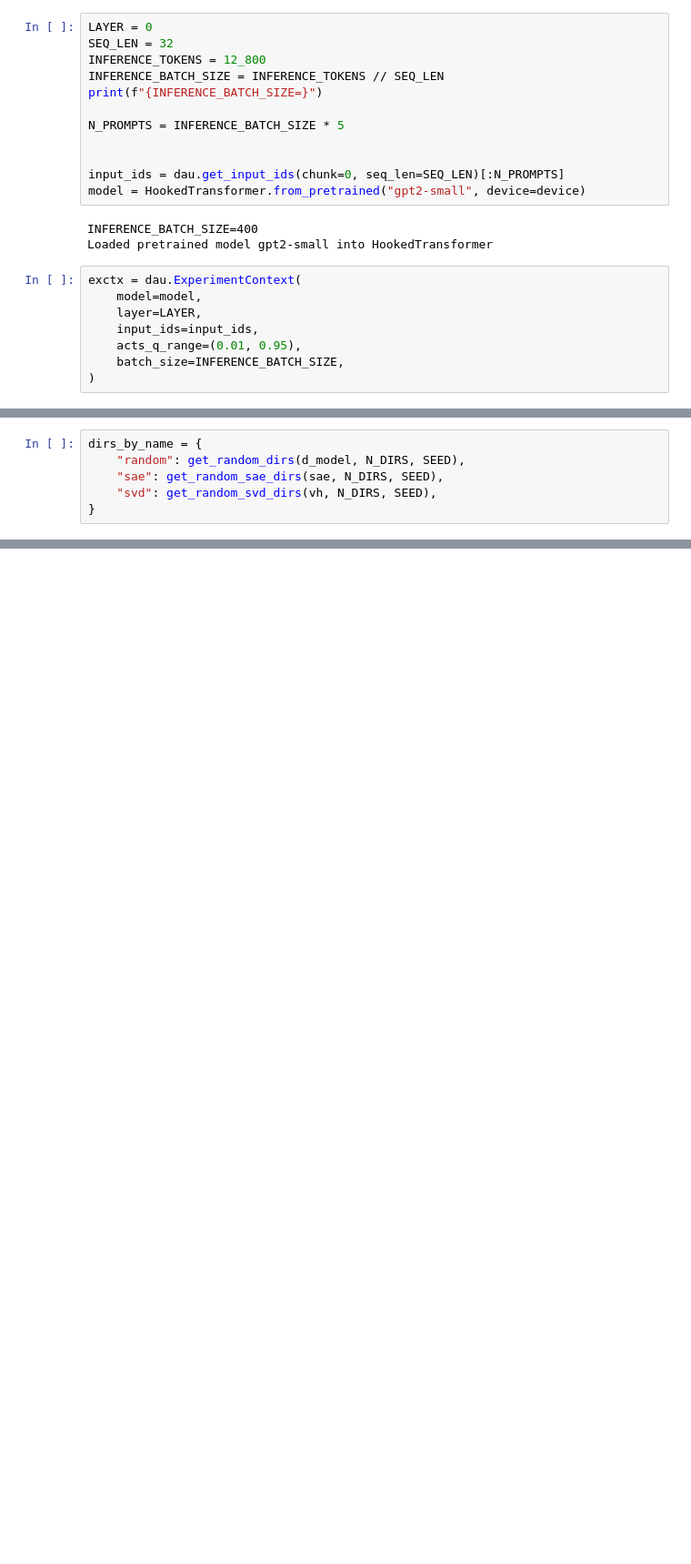
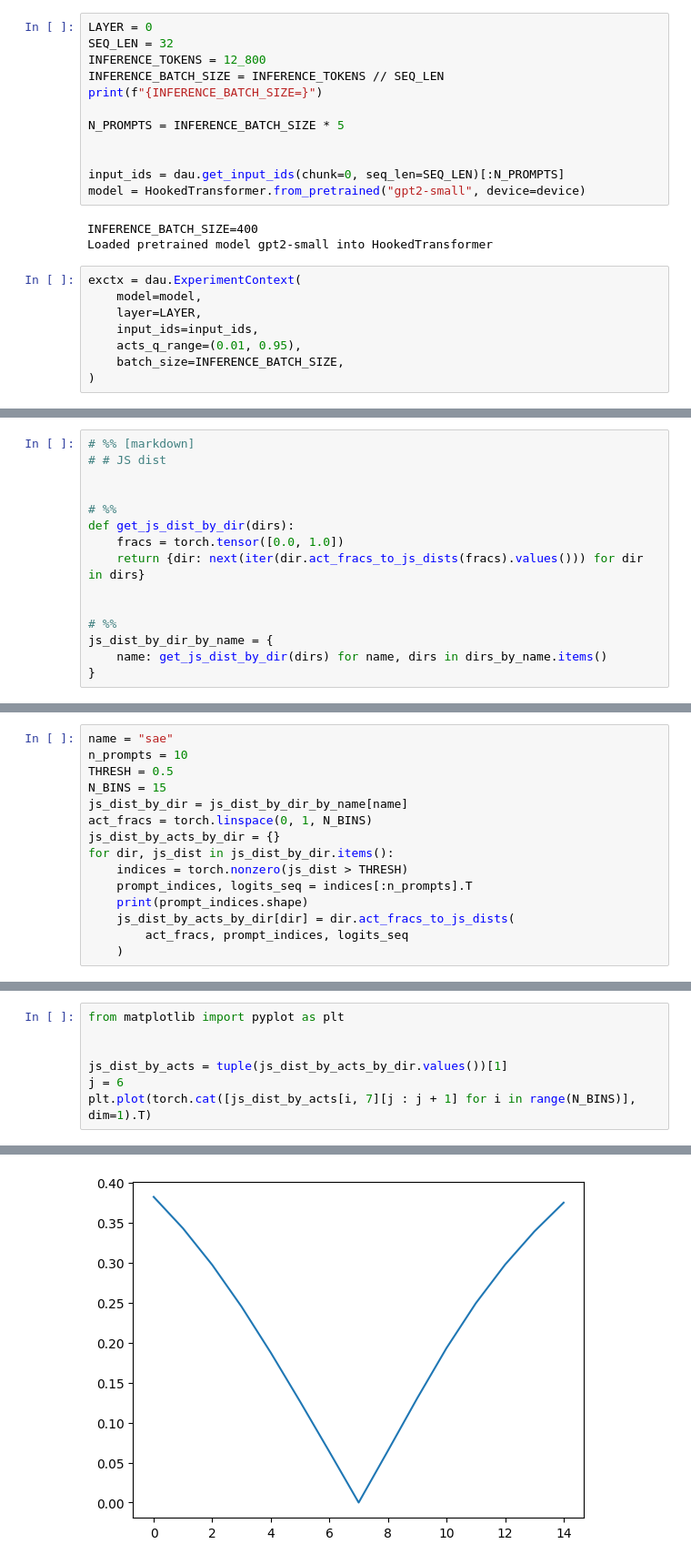
Before and after one commit to jettjaniak/teren, a Jupyter notebook: notebooks/dir_act_jsd_hist_new.ipynb, the cells around one changed output, grey strips where cells are left out. Shown at 91% size. Saved outputs shown, nothing was run; the diff lists cells and outputs as text; blank space fills up the shorter version.

```diff
--- a/notebooks/dir_act_jsd_hist_new.ipynb
+++ b/notebooks/dir_act_jsd_hist_new.ipynb
@@ -89,6 +91,0 @@ def get_random_svd_dirs(vh, n_dirs, seed):
-# %%
-dirs_by_name = {
-    "random": get_random_dirs(d_model, N_DIRS, SEED),
-    "sae": get_random_sae_dirs(sae, N_DIRS, SEED),
-    "svd": get_random_svd_dirs(vh, N_DIRS, SEED),
-}
@@ -114,0 +92,15 @@ js_dists_by_name = {name: dirs_to_js_dists(dirs) for name, dirs in dirs_by_name.
+# %%
+# %% [markdown]
+# # JS dist
+
+
+# %%
+def get_js_dist_by_dir(dirs):
+    fracs = torch.tensor([0.0, 1.0])
+    return {dir: next(iter(dir.act_fracs_to_js_dists(fracs).values())) for dir in dirs}
+
+
+# %%
+js_dist_by_dir_by_name = {
+    name: get_js_dist_by_dir(dirs) for name, dirs in dirs_by_name.items()
+}
@@ -193,0 +167,15 @@ tensor(0.5119)
+# %%
+name = "sae"
+n_prompts = 10
+THRESH = 0.5
+N_BINS = 15
+js_dist_by_dir = js_dist_by_dir_by_name[name]
+act_fracs = torch.linspace(0, 1, N_BINS)
+js_dist_by_acts_by_dir = {}
+for dir, js_dist in js_dist_by_dir.items():
+    indices = torch.nonzero(js_dist > THRESH)
+    prompt_indices, logits_seq = indices[:n_prompts].T
+    print(prompt_indices.shape)
+    js_dist_by_acts_by_dir[dir] = dir.act_fracs_to_js_dists(
+        act_fracs, prompt_indices, logits_seq
+    )
@@ -193,0 +186,8 @@ tensor(0.5119)
+# %%
+from matplotlib import pyplot as plt
+
+
+js_dist_by_acts = tuple(js_dist_by_acts_by_dir.values())[1]
+j = 6
+plt.plot(torch.cat([js_dist_by_acts[i, 7][j : j + 1] for i in range(N_BINS)], dim=1).T)
+# %% [output]
@@ -193,0 +195 @@ tensor(0.5119)
+[figure, added]
```
Also changed, not shown: parts of 17 cells of this notebook, 2 other files.
